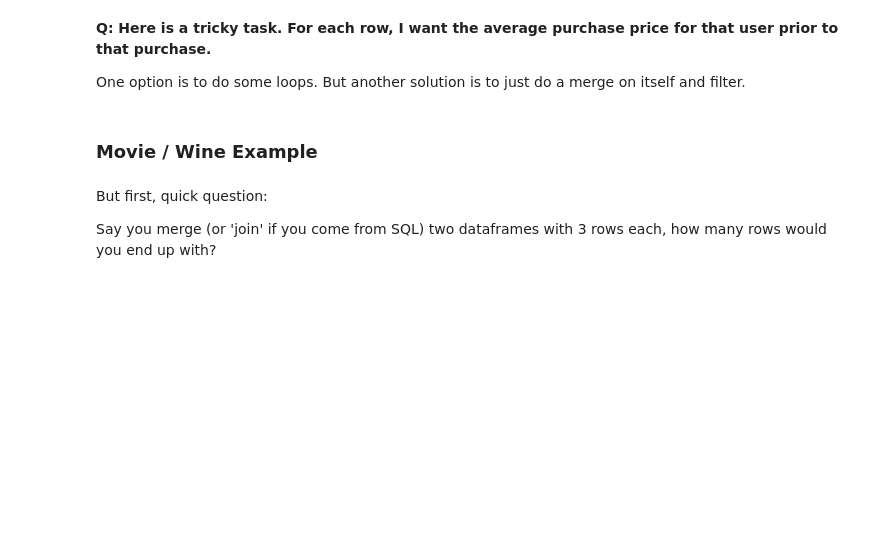
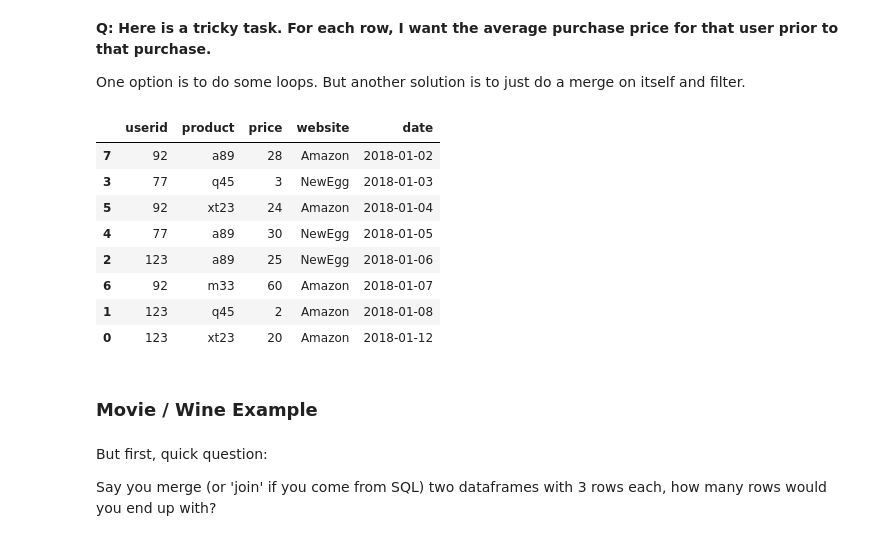
Before and after one commit to lukeml/dsp, a Jupyter notebook: lessons/pandas_intro/pandas-exercise.ipynb, the cells around one changed output. Saved outputs shown, nothing was run; the diff lists cells and outputs as text; code cells hidden in the pictures; blank space fills up the shorter version.

```diff
--- a/lessons/pandas_intro/pandas-exercise.ipynb
+++ b/lessons/pandas_intro/pandas-exercise.ipynb
@@ -95,6 +207,18 @@ df
 **Q: Here is a tricky task. For each row, I want the average purchase price for that user prior to that purchase.**
 
 One option is to do some loops. But another solution is to just do a merge on itself and filter.
+# %%
+df.sort_values('date')
+# %% [output]
+|  | userid | product | price | website | date |
+| 7 | 92 | a89 | 28 | Amazon | 2018-01-02 |
+| 3 | 77 | q45 | 3 | NewEgg | 2018-01-03 |
+| 5 | 92 | xt23 | 24 | Amazon | 2018-01-04 |
+| 4 | 77 | a89 | 30 | NewEgg | 2018-01-05 |
+| 2 | 123 | a89 | 25 | NewEgg | 2018-01-06 |
+| 6 | 92 | m33 | 60 | Amazon | 2018-01-07 |
+| 1 | 123 | q45 | 2 | Amazon | 2018-01-08 |
+| 0 | 123 | xt23 | 20 | Amazon | 2018-01-12 |
 # %% [markdown]
 ### Movie / Wine Example
 # %% [markdown]
```
Also changed, not shown: parts of 31 cells of this notebook, 1 other file.
